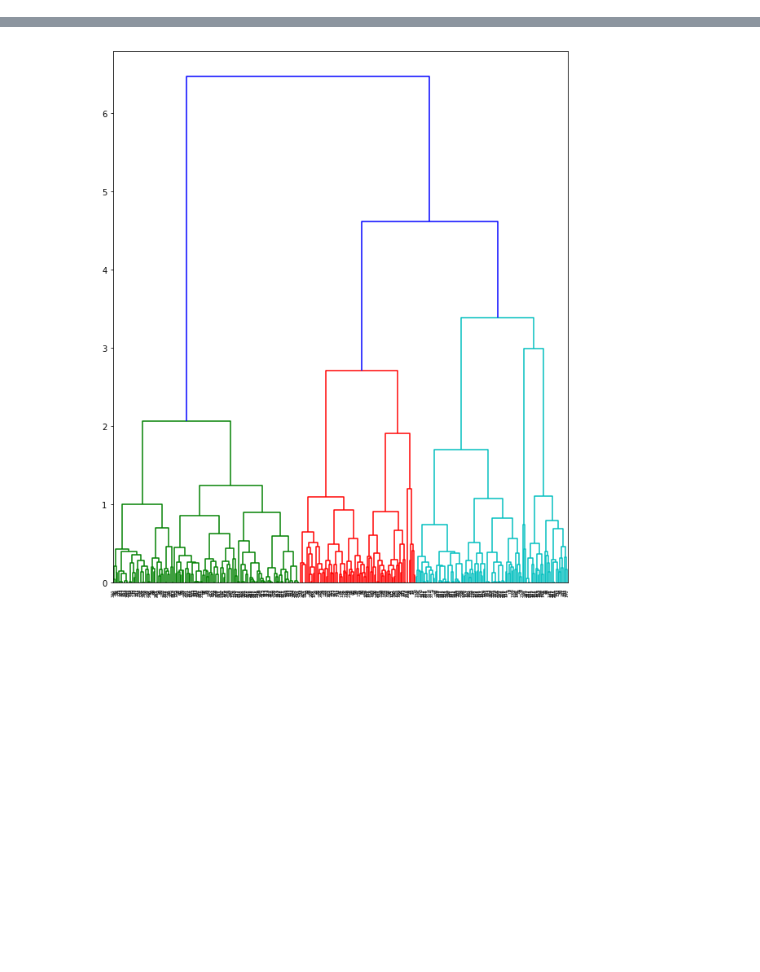
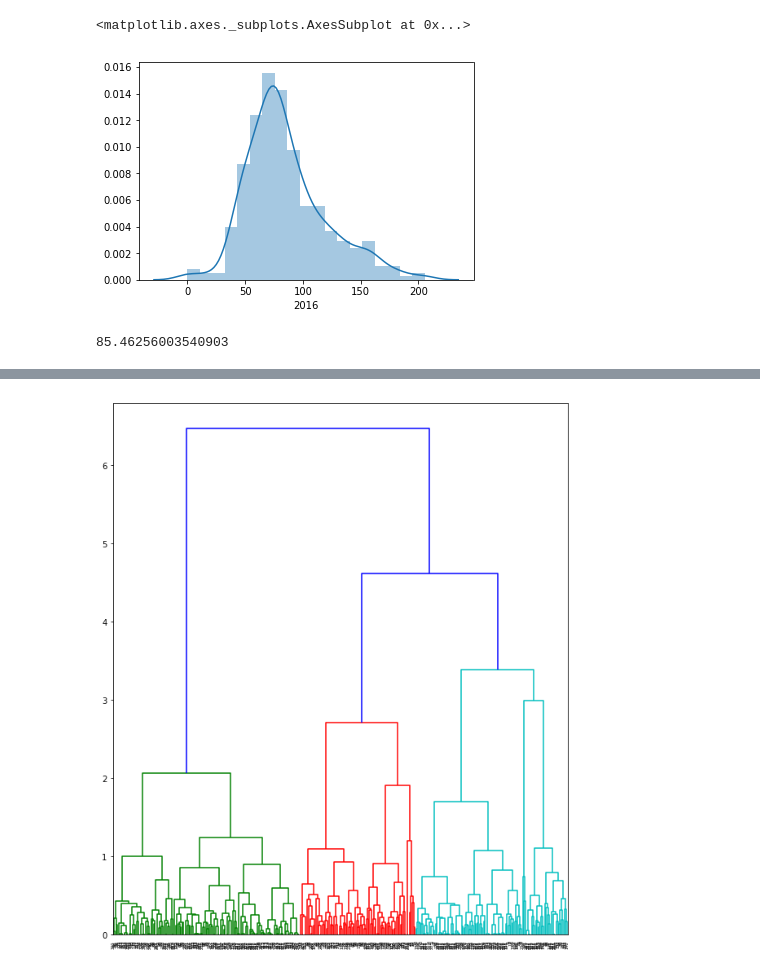
Before and after one commit to tsansom/Springboard-Data-Science, a Jupyter notebook: capstone_projects/gentrification/2a - Data Transformations (Bins to Index).ipynb, the cells around one changed output, grey strips where cells are left out. Saved outputs shown, nothing was run; the diff lists cells and outputs as text; code cells hidden in the pictures; blank space fills up the shorter version.

```diff
--- a/capstone_projects/gentrification/2a - Data Transformations (Bins to Index).ipynb
+++ b/capstone_projects/gentrification/2a - Data Transformations (Bins to Index).ipynb
@@ -15,0 +71,9 @@ data_orig = data.copy()
+# %%
+sns.distplot(income['2016'])
+# %% [output]
+<matplotlib.axes._subplots.AxesSubplot at 0x...>
+[figure, added]
+# %%
+income['2016'].mean()
+# %% [output]
+85.46256003540903
```
Also changed, not shown: parts of 22 cells of this notebook.
